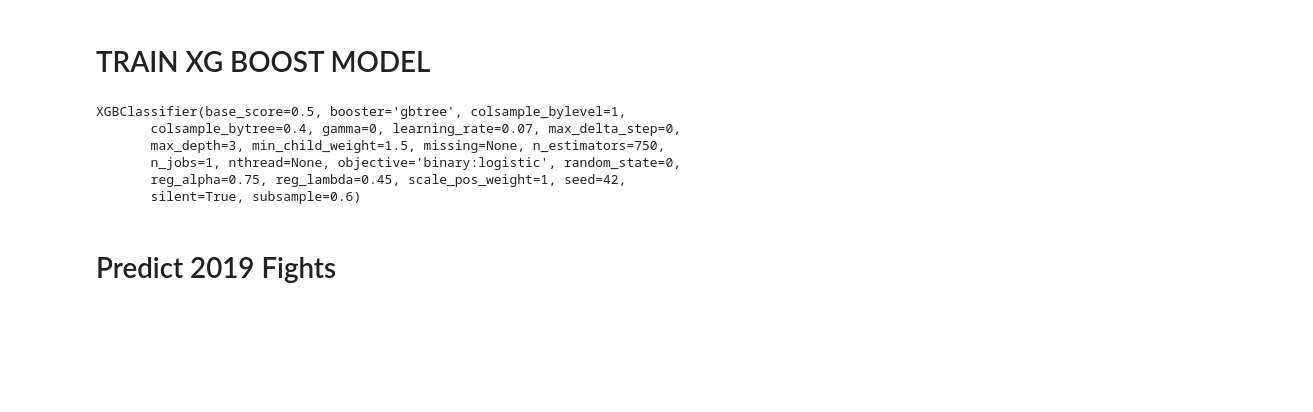
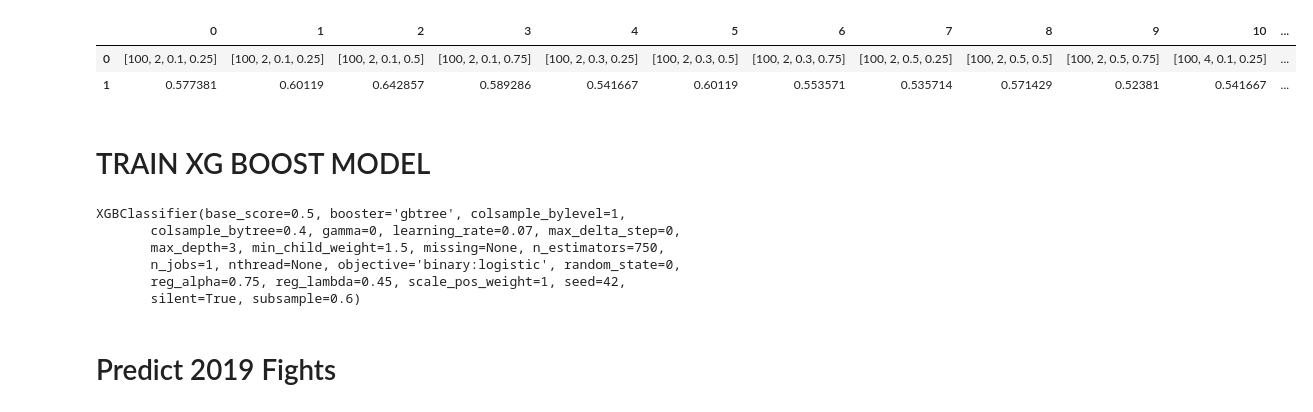
Before and after one commit to mdhwang/UFC-Fight-Victor-Predictor, a Jupyter notebook: UFC 2019 Predict.ipynb, the cells around one changed output. Saved outputs shown, nothing was run; the diff lists cells and outputs as text; code cells hidden in the pictures; blank space fills up the shorter version.

Commit message:
completed grid search

```diff
--- a/UFC 2019 Predict.ipynb
+++ b/UFC 2019 Predict.ipynb
@@ -16,6 +17,6 @@ df = pd.read_csv("data/updated_data.csv")
 X_train, y_train, test_2019 = historical_cleaning(df)
 # %%
 n_estimators = [100,250,500,750,1000,1500,2000,2500]
-depth = [2,4,6,8,10]
+max_depth = [2,4,6,8]
 learning_rate = [0.1,0.3,0.5]
-sub_sampling = [0.25,0.5,0.75]
+subsample = [0.25,0.5,0.75]
@@ -21,0 +28,34 @@ sub_sampling = [0.25,0.5,0.75]
+# %%
+param_info = []
+acc_info = []
+# %%
+for n in n_estimators:
+    for d in max_depth:
+        for lr in learning_rate:
+            for sub in subsample:
+                XGBR = xgb.XGBClassifier(colsample_bytree=0.4, gamma=0, learning_rate=lr, max_depth=d,
+                min_child_weight=1.5, n_estimators=n, reg_alpha=0.75, reg_lambda=0.45, subsample=sub, seed=42)
+                #
+                XGBR.fit(X_train,y_train)
+                param_info.append([n,d,lr,sub])
+                prediction = pd.DataFrame(test_2019["Fighter"])
+                test_2019_clean = test_2019.drop(columns = ["Fighter","Result"])
+                prediction["Win Probability"] = XGBR.predict_proba(test_2019_clean)[:,1]
+                prediction = prediction.set_index("Fighter")
+                p2019 = prediction.to_dict()["Win Probability"]
+                fighter_data = list(p2019.keys())
+                check = df
+                check["year"] = check["date"].apply(lambda x: x[:-6])
+                check = check[check["year"]=="2019"]
+                check = check[~check["B_avg_BODY_att"].isnull()]
+                check = check[check["R_fighter"].apply(lambda x: x in fighter_data)]
+                check = check[check["B_fighter"].apply(lambda x: x in fighter_data)]
+                comparison = check[["R_fighter","B_fighter","Winner"]]
+                comparison["R_Fighter_Proba"] = comparison["R_fighter"].apply(lambda x: p2019[x] if x in list(p2019.keys()) else 0)
+                comparison["B_Fighter_Proba"] = comparison["B_fighter"].apply(lambda x: p2019[x] if x in list(p2019.keys()) else 0)
+                comparison["Proba Results"] = comparison.apply(lambda x: "Red" if x["R_Fighter_Proba"] >= x["B_Fighter_Proba"] else "Blue",axis=1)
+                comparison["Correct"] = comparison["Winner"] == comparison["Proba Results"]
+                a = list(comparison["Correct"])
+                acc = np.mean(a)
+                acc_info.append(acc)
+                print([n,d,lr,sub],acc)
@@ -21,0 +80,4 @@ sub_sampling = [0.25,0.5,0.75]
+# %%
+
+grid_results = sorted(zip(acc_info,param_info),reverse=True)
+frame = pd.DataFrame(grid_results)
@@ -22,3 +86,9 @@ sub_sampling = [0.25,0.5,0.75]
+# %%
+frame.head()
+# %% [output]
+|  | 0 | 1 | 2 | 3 | 4 | 5 | 6 | 7 | 8 | 9 | 10 | ... |
+| 0 | [100, 2, 0.1, 0.25] | [100, 2, 0.1, 0.25] | [100, 2, 0.1, 0.5] | [100, 2, 0.1, 0.75] | [100, 2, 0.3, 0.25] | [100, 2, 0.3, 0.5] | [100, 2, 0.3, 0.75] | [100, 2, 0.5, 0.25] | [100, 2, 0.5, 0.5] | [100, 2, 0.5, 0.75] | [100, 4, 0.1, 0.25] | ... |
+| 1 | 0.577381 | 0.60119 | 0.642857 | 0.589286 | 0.541667 | 0.60119 | 0.553571 | 0.535714 | 0.571429 | 0.52381 | 0.541667 | ... |
 # %% [markdown]
 # TRAIN XG BOOST MODEL
 # %%
```
Also changed, not shown: parts of 5 cells of this notebook, 4 other files.
